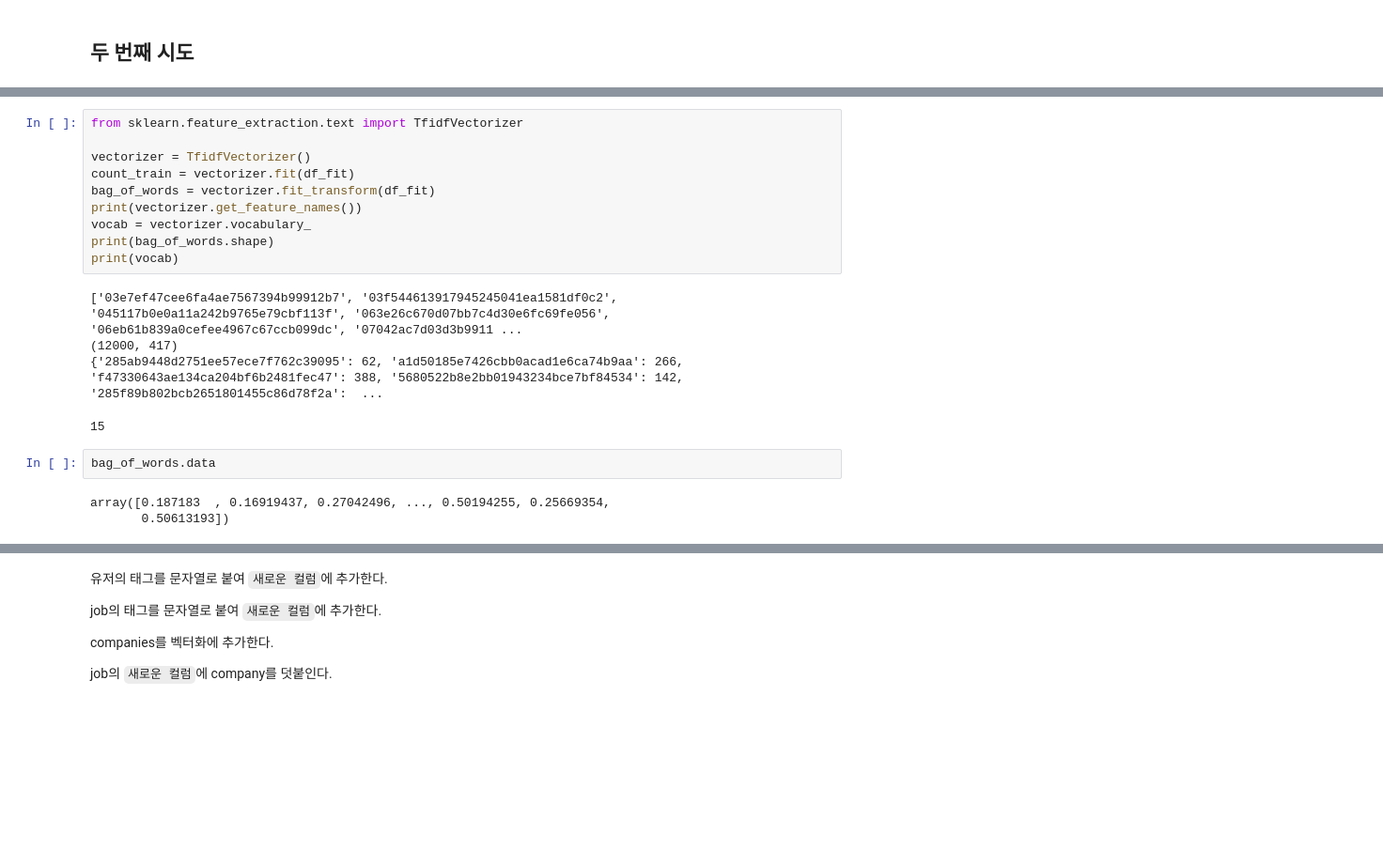
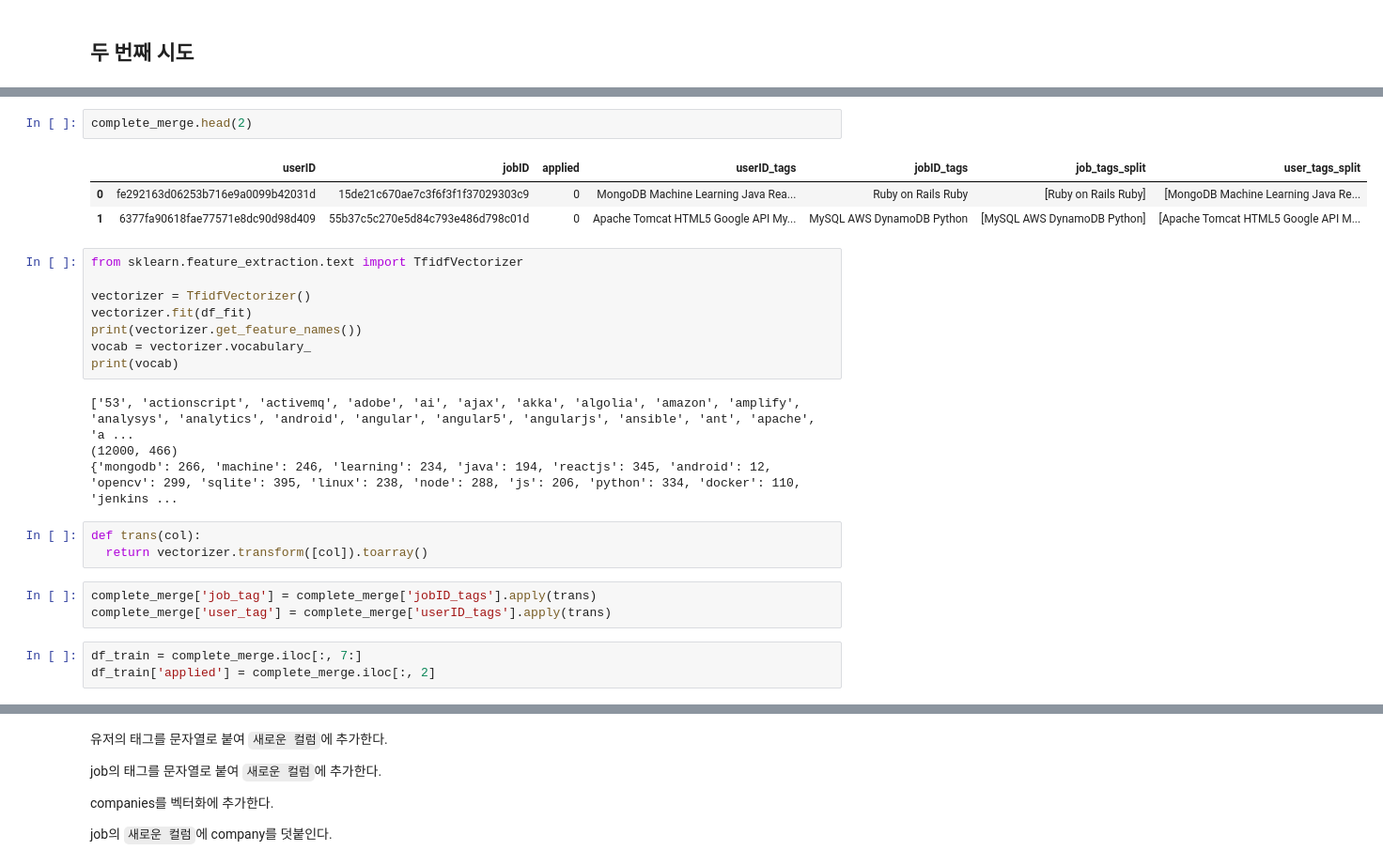
Before and after one commit to wiv33/A-Learning-python, a Jupyter notebook: machine-learning/_000_hello_machine/_002_examples/_001_first_v2.ipynb, the cells around one changed output, grey strips where cells are left out. Shown at 94% size. Saved outputs shown, nothing was run; the diff lists cells and outputs as text; blank space fills up the shorter version.

```diff
--- a/machine-learning/_000_hello_machine/_002_examples/_001_first_v2.ipynb
+++ b/machine-learning/_000_hello_machine/_002_examples/_001_first_v2.ipynb
@@ -180,21 +191,28 @@ df_fit
 Length: 12000, dtype: object
+# %%
+complete_merge.head(2)
+# %% [output]
+|  | userID | jobID | applied | userID_tags | jobID_tags | job_tags_split | user_tags_split |
+| 0 | fe292163d06253b716e9a0099b42031d | 15de21c670ae7c3f6f3f1f37029303c9 | 0 | MongoDB Machine Learning Java Rea... | Ruby on Rails Ruby | [Ruby on Rails Ruby] | [MongoDB Machine Learning Java Re... |
+| 1 | 6377fa90618fae77571e8dc90d98d409 | 55b37c5c270e5d84c793e486d798c01d | 0 | Apache Tomcat HTML5 Google API My... | MySQL AWS DynamoDB Python | [MySQL AWS DynamoDB Python] | [Apache Tomcat HTML5 Google API M... |
 # %%
 from sklearn.feature_extraction.text import TfidfVectorizer
 
 vectorizer = TfidfVectorizer()
-count_train = vectorizer.fit(df_fit)
-bag_of_words = vectorizer.fit_transform(df_fit)
+vectorizer.fit(df_fit)
 print(vectorizer.get_feature_names())
 vocab = vectorizer.vocabulary_
-print(bag_of_words.shape)
 print(vocab)
 # %% [output]
-['03e7ef47cee6fa4ae7567394b99912b7', '03f544613917945245041ea1581df0c2', '045117b0e0a11a242b9765e79cbf113f', '063e26c670d07bb7c4d30e6fc69fe056', '06eb61b839a0cefee4967c67ccb099dc', '07042ac7d03d3b9911 ...
-(12000, 417)
-{'285ab9448d2751ee57ece7f762c39095': 62, 'a1d50185e7426cbb0acad1e6ca74b9aa': 266, 'f47330643ae134ca204bf6b2481fec47': 388, '5680522b8e2bb01943234bce7bf84534': 142, '285f89b802bcb2651801455c86d78f2a':  ...
+['53', 'actionscript', 'activemq', 'adobe', 'ai', 'ajax', 'akka', 'algolia', 'amazon', 'amplify', 'analysys', 'analytics', 'android', 'angular', 'angular5', 'angularjs', 'ansible', 'ant', 'apache', 'a ...
+(12000, 466)
+{'mongodb': 266, 'machine': 246, 'learning': 234, 'java': 194, 'reactjs': 345, 'android': 12, 'opencv': 299, 'sqlite': 395, 'linux': 238, 'node': 288, 'js': 206, 'python': 334, 'docker': 110, 'jenkins ...
-15
-# %%
-bag_of_words.data
-# %% [output]
-array([0.187183  , 0.16919437, 0.27042496, ..., 0.50194255, 0.25669354,
-       0.50613193])
+# %%
+def trans(col):
+  return vectorizer.transform([col]).toarray()
+# %%
+complete_merge['job_tag'] = complete_merge['jobID_tags'].apply(trans)
+complete_merge['user_tag'] = complete_merge['userID_tags'].apply(trans)
+# %%
+df_train = complete_merge.iloc[:, 7:]
+df_train['applied'] = complete_merge.iloc[:, 2]
```
Also changed, not shown: parts of 12 cells of this notebook.
